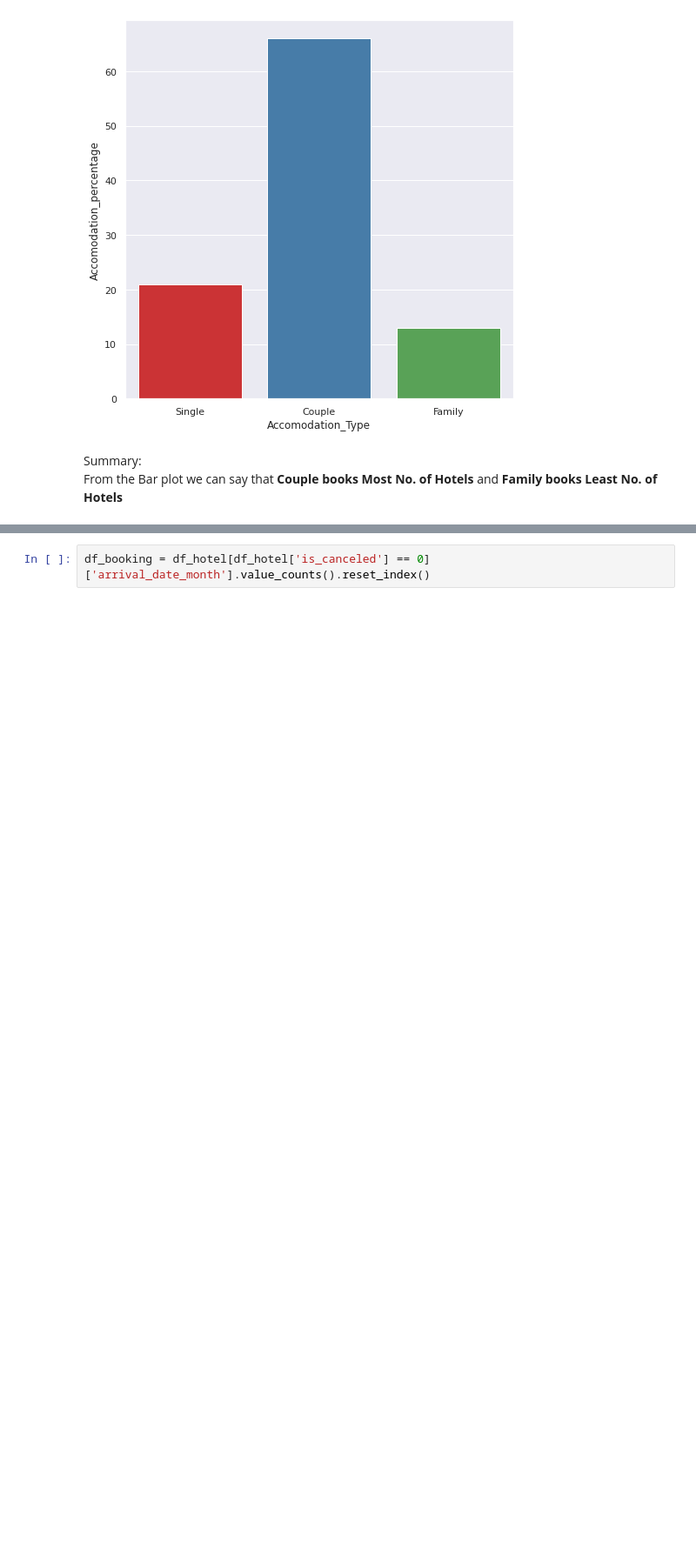
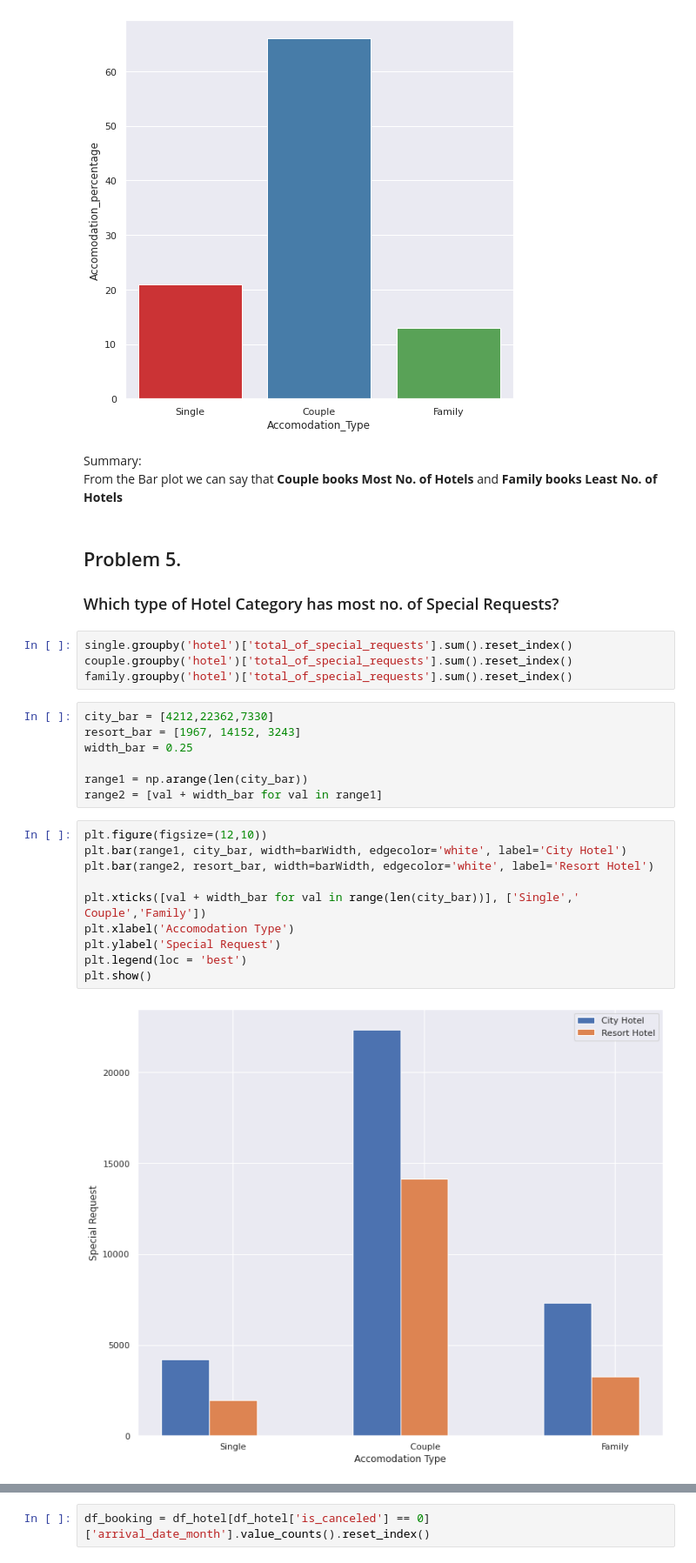
Before and after one commit to kanishquetyagi/Hotel_Booking_Analysis, a Jupyter notebook: Hotel_Booking_Analysis_Capstone_Project.ipynb, the cells around one changed output, grey strips where cells are left out. Shown at 87% size. Drawn from its saved outputs; the diff is of its cells as text; blank space fills up the shorter version.

```diff
--- a/Hotel_Booking_Analysis_Capstone_Project.ipynb
+++ b/Hotel_Booking_Analysis_Capstone_Project.ipynb
@@ -395,4 +414,30 @@ ax = sns.barplot(x="Accomodation_Type", y="Accomodation_percentage",palette = 'S
 # %% [markdown]
 Summary:<br>
 From the Bar plot we can say that **Couple books Most No. of Hotels** and **Family books Least No. of Hotels**
+# %% [markdown]
+# <h2>Problem 5.</h2>
+<h3>Which type of Hotel Category has most no. of Special Requests?</h3>
+# %%
+single.groupby('hotel')['total_of_special_requests'].sum().reset_index()
+couple.groupby('hotel')['total_of_special_requests'].sum().reset_index()
+family.groupby('hotel')['total_of_special_requests'].sum().reset_index()
+# %%
+city_bar = [4212,22362,7330]
+resort_bar = [1967, 14152, 3243]
+width_bar = 0.25
+
+range1 = np.arange(len(city_bar))
+range2 = [val + width_bar for val in range1]
+# %%
+plt.figure(figsize=(12,10))
+plt.bar(range1, city_bar, width=barWidth, edgecolor='white', label='City Hotel')
+plt.bar(range2, resort_bar, width=barWidth, edgecolor='white', label='Resort Hotel')
+
+plt.xticks([val + width_bar for val in range(len(city_bar))], ['Single',' Couple','Family'])
+plt.xlabel('Accomodation Type')
+plt.ylabel('Special Request')
+plt.legend(loc = 'best')
+plt.show()
+# %% [output]
+[figure, added]
 # %% [markdown]
```
Also changed, not shown: parts of 22 cells of this notebook.
